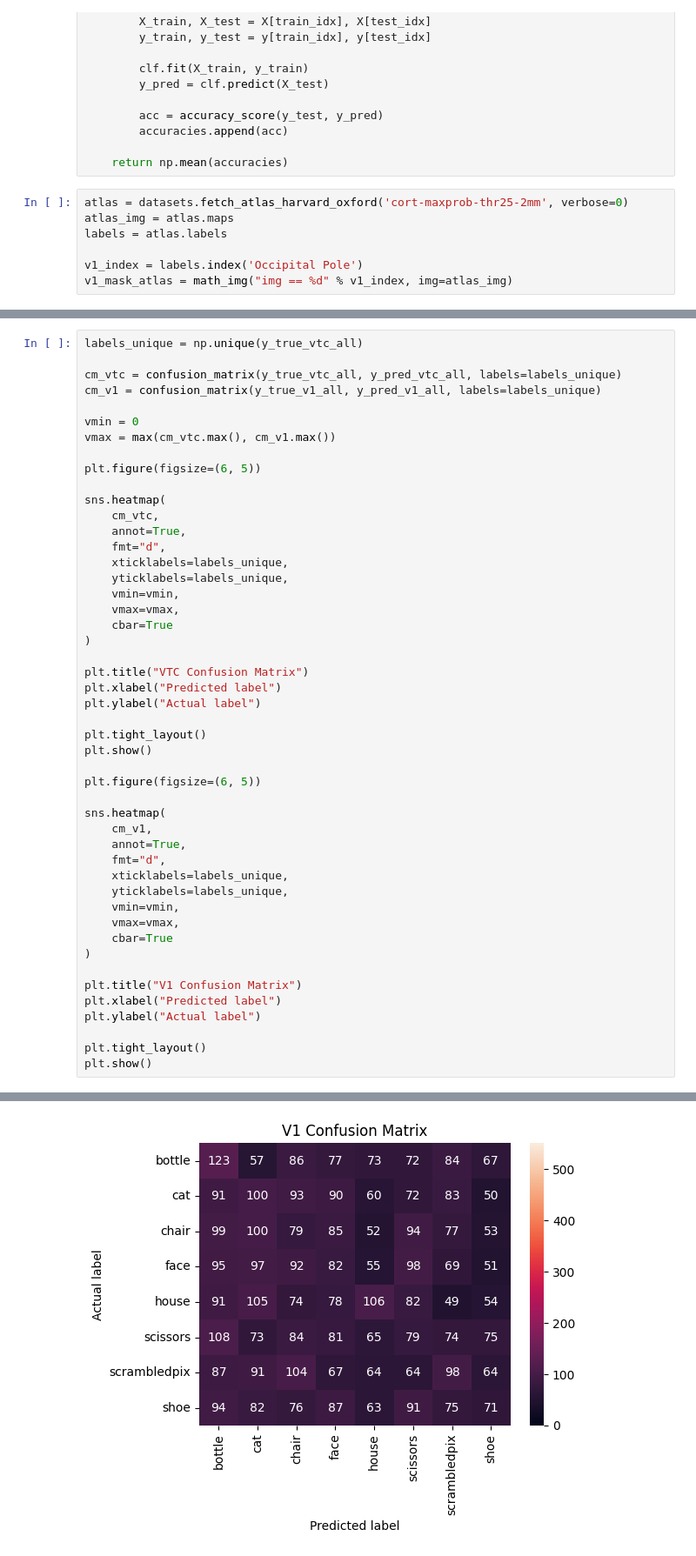
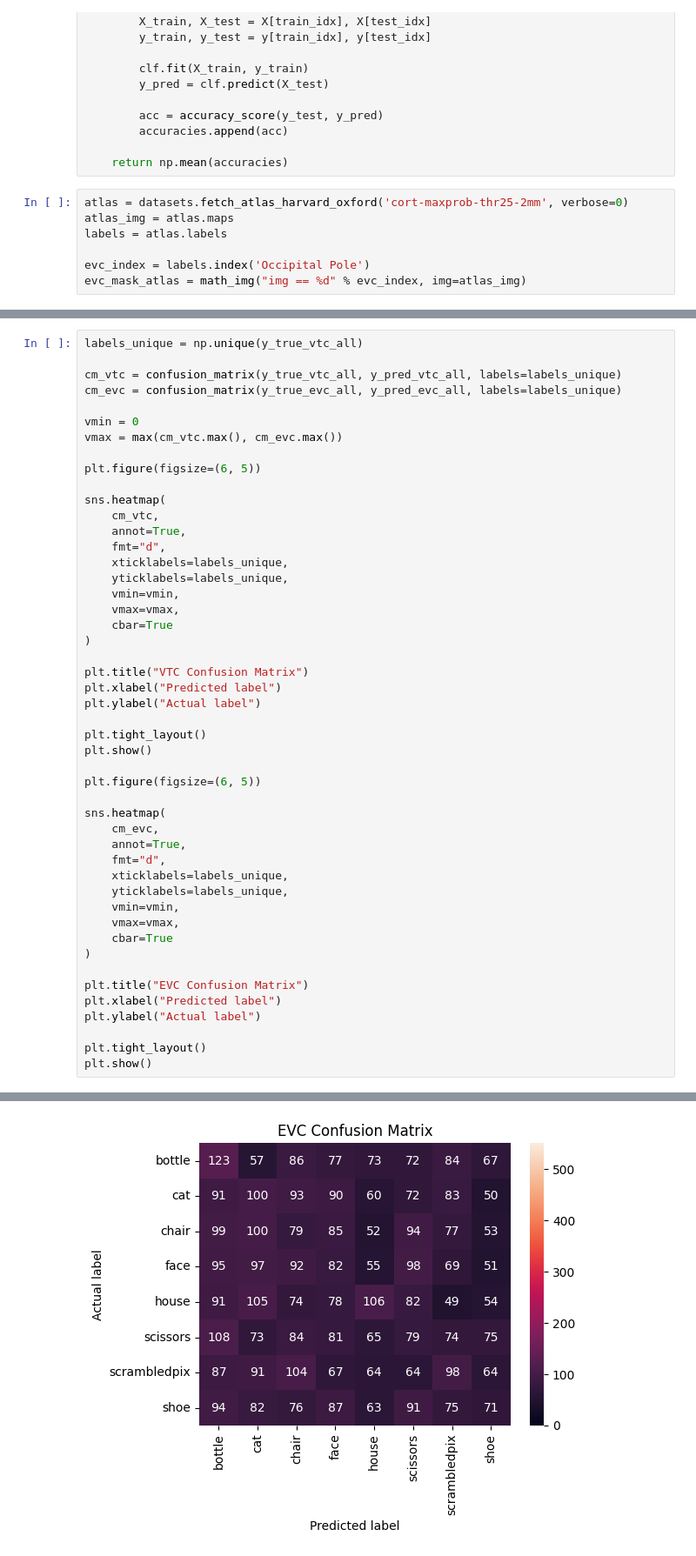
Before and after one commit to HeleenVanAsselt/cmn_project_2_fMRI_dataset, a Jupyter notebook: fMRI_classification.ipynb, the cells around one changed output, grey strips where cells are left out. Shown at 87% size. Cells and saved outputs as stored; diff of their text form.

```diff
--- a/fMRI_classification.ipynb
+++ b/fMRI_classification.ipynb
@@ -59,7 +59,7 @@ atlas = datasets.fetch_atlas_harvard_oxford('cort-maxprob-thr25-2mm', verbose=0)
 atlas_img = atlas.maps
 labels = atlas.labels
 
-v1_index = labels.index('Occipital Pole')
-v1_mask_atlas = math_img("img == %d" % v1_index, img=atlas_img)
+evc_index = labels.index('Occipital Pole')
+evc_mask_atlas = math_img("img == %d" % evc_index, img=atlas_img)
 # %%
 vtc_accuracies = []
@@ -177,10 +183,10 @@ p = 0.00011115904718152355
 labels_unique = np.unique(y_true_vtc_all)
 
 cm_vtc = confusion_matrix(y_true_vtc_all, y_pred_vtc_all, labels=labels_unique)
-cm_v1 = confusion_matrix(y_true_v1_all, y_pred_v1_all, labels=labels_unique)
+cm_evc = confusion_matrix(y_true_evc_all, y_pred_evc_all, labels=labels_unique)
 
 vmin = 0
-vmax = max(cm_vtc.max(), cm_v1.max())
+vmax = max(cm_vtc.max(), cm_evc.max())
 
 plt.figure(figsize=(6, 5))
 
@@ -194,35 +200,35 @@ sns.heatmap(
     vmax=vmax,
     cbar=True
 )
 
 plt.title("VTC Confusion Matrix")
 plt.xlabel("Predicted label")
 plt.ylabel("Actual label")
 
 plt.tight_layout()
 plt.show()
 
 plt.figure(figsize=(6, 5))
 
 sns.heatmap(
-    cm_v1,
+    cm_evc,
     annot=True,
     fmt="d",
     xticklabels=labels_unique,
     yticklabels=labels_unique,
     vmin=vmin,
     vmax=vmax,
     cbar=True
 )
 
-plt.title("V1 Confusion Matrix")
+plt.title("EVC Confusion Matrix")
 plt.xlabel("Predicted label")
 plt.ylabel("Actual label")
 
 plt.tight_layout()
 plt.show()
 # %% [output]
 [figure]
-[figure, old version]
+[figure, new version]
 # %%
 mean_vtc = np.mean(vtc_accuracies)
```
Also changed, not shown: parts of 4 cells of this notebook.
